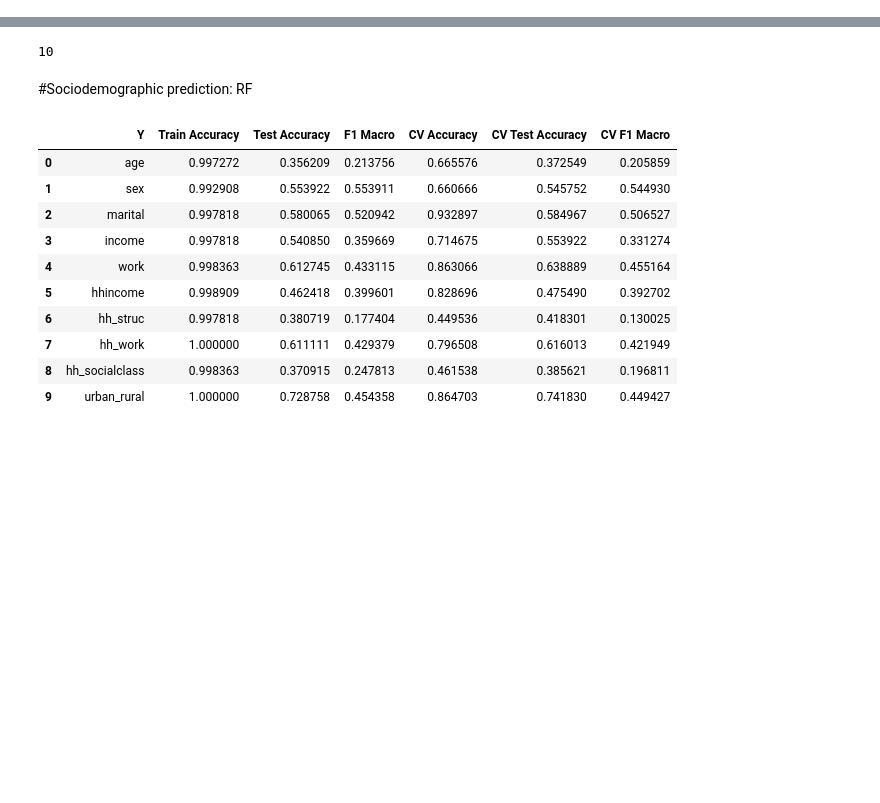
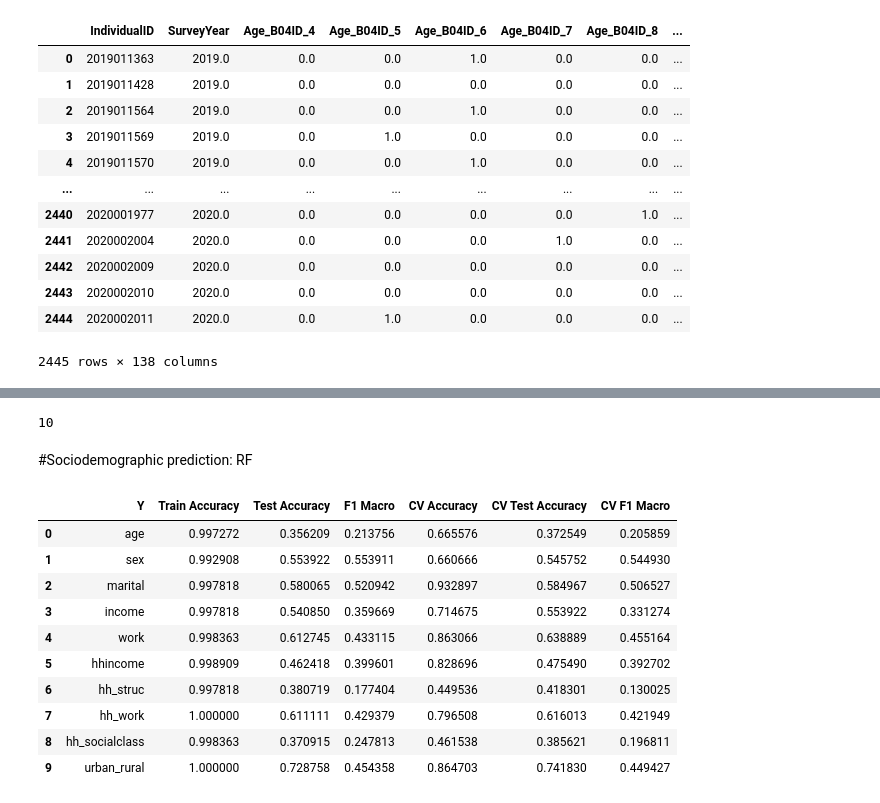
Before and after one commit to arashk1990/covid19mobility, a Jupyter notebook: models/Modelling.ipynb, the cells around one changed output, grey strips where cells are left out. Cells and saved outputs as stored; diff of their text form; code cells hidden in the pictures; blank space fills up the shorter version.

```diff
--- a/models/Modelling.ipynb
+++ b/models/Modelling.ipynb
@@ -15,4 +15,20 @@ from tensorflow.keras.models import Sequential
 from tensorflow.keras.layers import Dense
 from sklearn.decomposition import PCA
 from numpy import mean, std
+# %%
+NTS_dummy
+# %% [output]
+|  | IndividualID | SurveyYear | Age_B04ID_4 | Age_B04ID_5 | Age_B04ID_6 | Age_B04ID_7 | Age_B04ID_8 | ... |
+| 0 | 2019011363 | 2019.0 | 0.0 | 0.0 | 1.0 | 0.0 | 0.0 | ... |
+| 1 | 2019011428 | 2019.0 | 0.0 | 0.0 | 0.0 | 0.0 | 0.0 | ... |
+| 2 | 2019011564 | 2019.0 | 0.0 | 0.0 | 1.0 | 0.0 | 0.0 | ... |
+| 3 | 2019011569 | 2019.0 | 0.0 | 1.0 | 0.0 | 0.0 | 0.0 | ... |
+| 4 | 2019011570 | 2019.0 | 0.0 | 0.0 | 1.0 | 0.0 | 0.0 | ... |
+| ... | ... | ... | ... | ... | ... | ... | ... | ... |
+| 2440 | 2020001977 | 2020.0 | 0.0 | 0.0 | 0.0 | 0.0 | 1.0 | ... |
+| 2441 | 2020002004 | 2020.0 | 0.0 | 0.0 | 0.0 | 1.0 | 0.0 | ... |
+| 2442 | 2020002009 | 2020.0 | 0.0 | 0.0 | 0.0 | 0.0 | 0.0 | ... |
+| 2443 | 2020002010 | 2020.0 | 0.0 | 0.0 | 0.0 | 0.0 | 0.0 | ... |
+| 2444 | 2020002011 | 2020.0 | 0.0 | 1.0 | 0.0 | 0.0 | 0.0 | ... |
+2445 rows × 138 columns
 # %%
```
Also changed, not shown: parts of 17 cells of this notebook.
